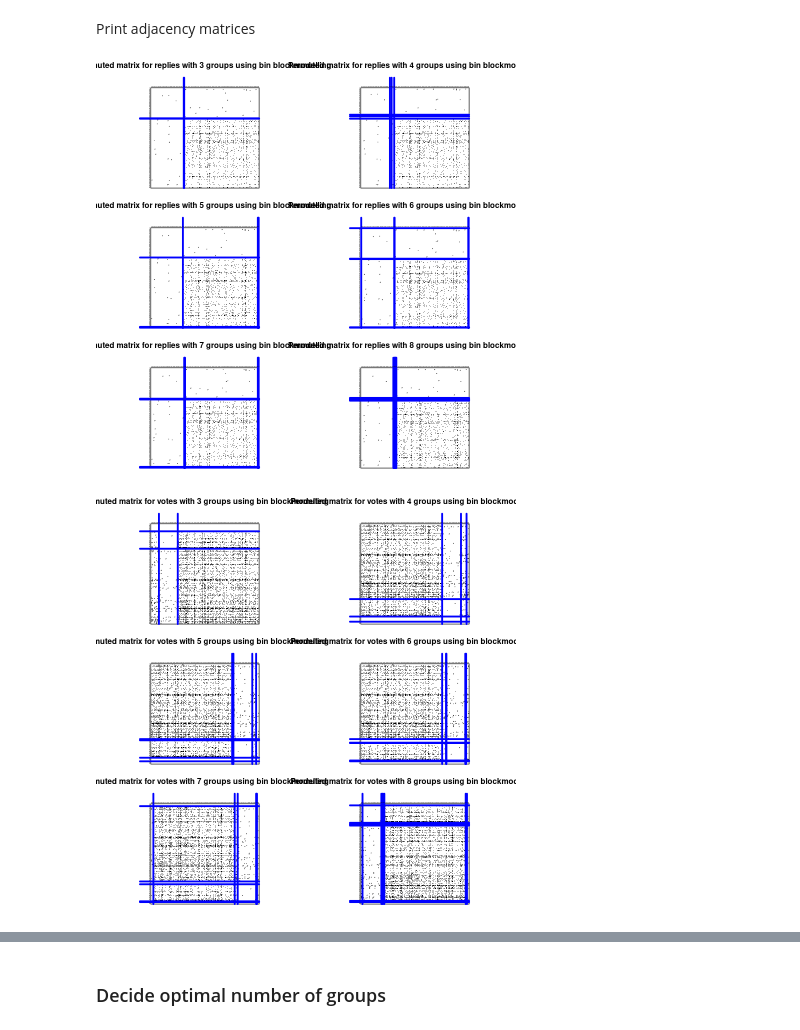
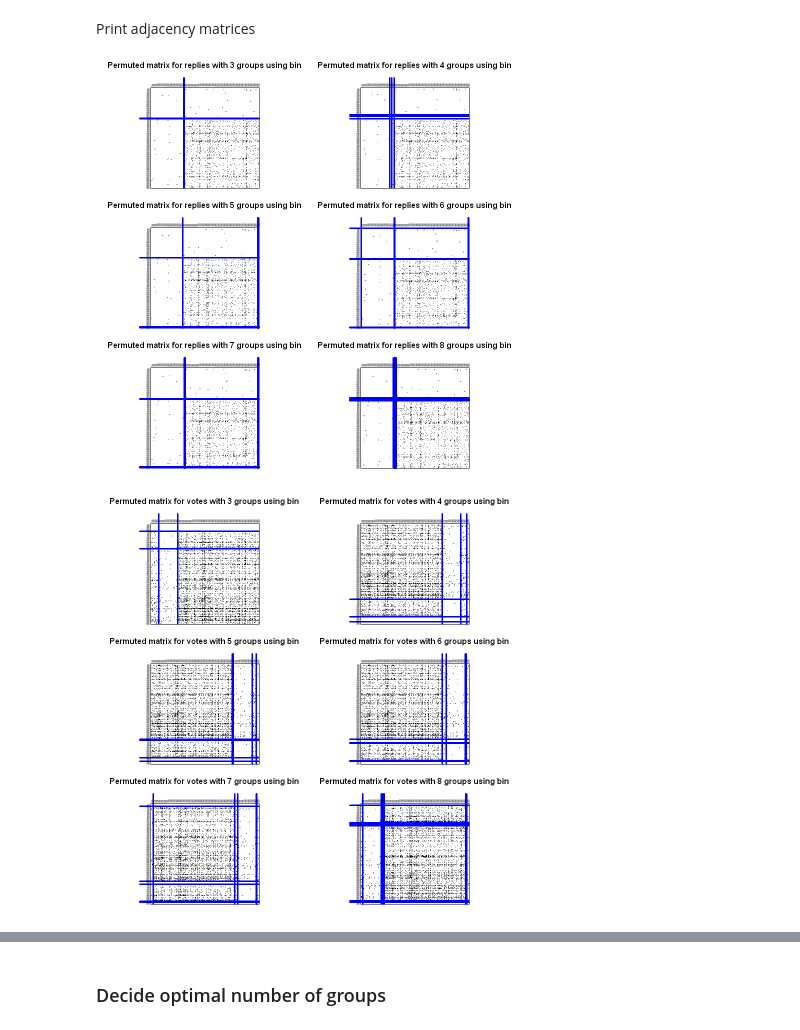
Before and after one commit to babiyivan/network-role-mining, a Jupyter notebook: blockmodelling.ipynb, the cells around one changed output, grey strips where cells are left out. Cells and saved outputs as stored; diff of their text form; code cells hidden in the pictures.

```diff
--- a/blockmodelling.ipynb
+++ b/blockmodelling.ipynb
@@ -30,20 +48,22 @@ Takes a long time. Not necessary to run if .rds result files already available.
 # %%
+rerun = FALSE
 bm = list()
-# appr = 'bin'
-appr = 'val'
-for (x in types) {
-  M <- as_adjacency_matrix(gs[[x]], sparse = FALSE)
-  results = list()
-  for (k in 3:8) {
-    res <- optRandomParC(M = M, k = k, rep = 1000,
-        approach = appr, blocks = c('nul', 'com', 'reg'), nCores = 0)
-    print(err(res))
-    results[[k]] = res
+appr = 'bin'
+# appr = 'val'
+
+# Only run if rerun is TRUE or the result does not exist
+if (rerun | !file.exists(paste0('results/bm/bm-', n, '-', appr, '.rds'))) {
+  for (x in types) {
+      M <- as_adjacency_matrix(gs[[x]], sparse = FALSE)
+      results = list()
+      for (k in 3:8) {
+        res <- optRandomParC(M = M, k = k, rep = 1000,
+            approach = appr, blocks = c('nul', 'com', 'reg'), nCores = 0)
+        print(err(res))
+        results[[k]] = res
+      }
+      saveRDS(results, file=paste0('results/bm/bm-', x, '-', n, '-', appr, '.rds'))
+      bm[[x]] = results
   }
-  # saveRDS(results, file=paste0('results/bm/', x, '-', n, '.rds'))
-  bm[[x]] = results
+  saveRDS(bm, file=paste0('results/bm/bm-', n, '-', appr, '.rds'))
 }
-saveRDS(bm, file=paste0('results/bm/', 'bm-all-', n, '-', appr, '.rds'))
-for (r in results){
-  print(err(r))
-}
@@ -67,16 +82,16 @@ Print adjacency matrices
 # %%
 for (x in types) {
   par(mfrow = c(3, 2))
   for (k in 3:8) {
     # png(paste0('results/bm/adjmat-', n, '-', x,'-',k, '-', appr, '.png'), width = 800, height = 800)
-    plot(res[[x]][[k]], main = paste('Permuted matrix for', x, 'with', k, 'groups using', appr, 'blockmodelling'),
+    plot(res[[x]][[k]], main = paste('Permuted matrix for', x, 'with', k, 'groups using', appr),
       mar = c(1, 2, 3, 1), title.line = 2)
     dens = funByBlocks(res[[x]][[k]])
     dens[is.nan(dens)] <- 0
     # plotMat(dens)
     # dev.off()
   }
 }
 # %% [output]
-[figure, old version]
+[figure, new version]
-[figure, old version]
+[figure, new version]
```
Also changed, not shown: parts of 6 cells of this notebook, 1 other file.
